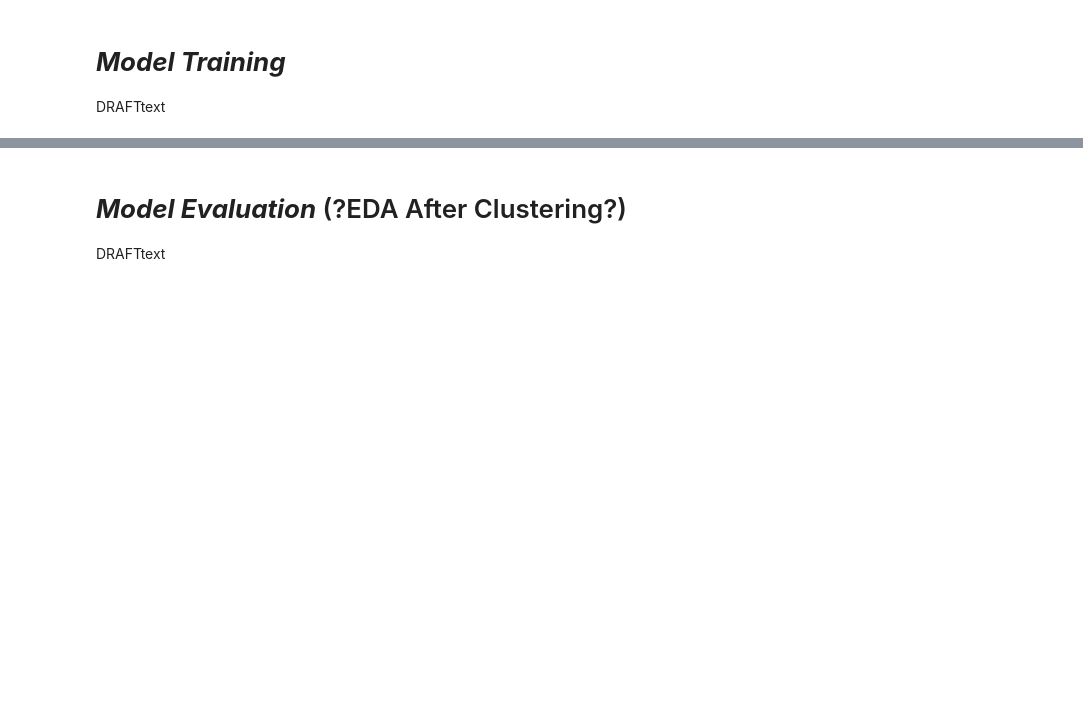
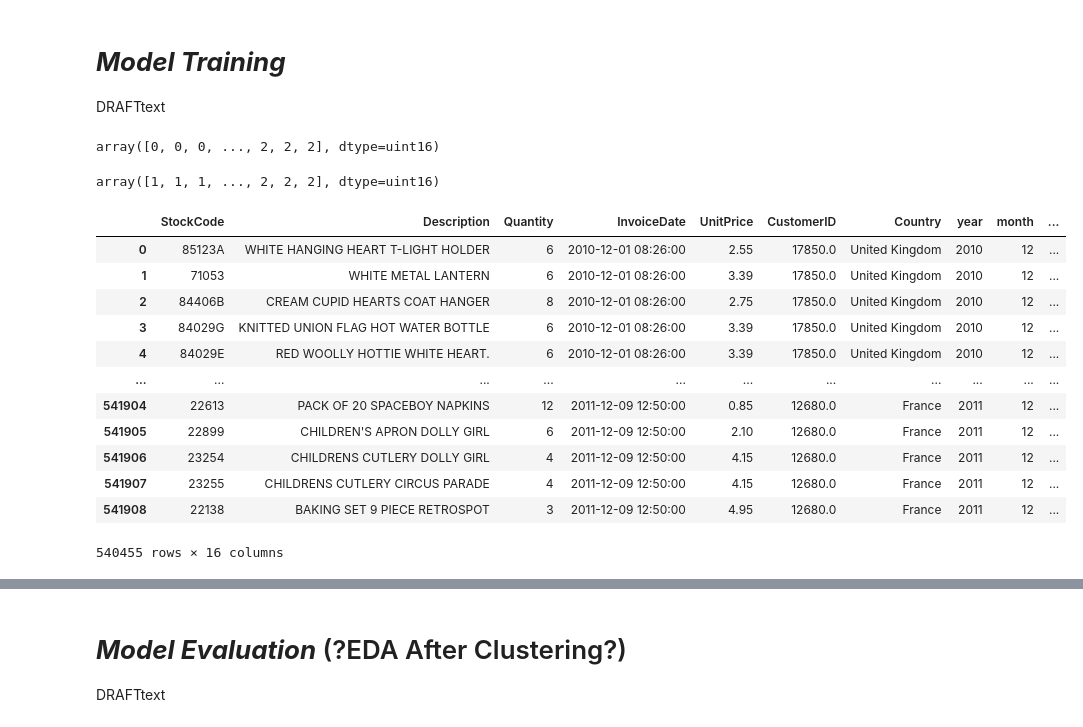
Before and after one commit to FTDS-assignment-bay/p2-final-project-3pecintaroni, a Jupyter notebook: Untitled2.ipynb, the cells around one changed output, grey strips where cells are left out. Saved outputs shown, nothing was run; the diff lists cells and outputs as text; code cells hidden in the pictures; blank space fills up the shorter version.

```diff
--- a/Untitled2.ipynb
+++ b/Untitled2.ipynb
@@ -436,0 +419,35 @@ DRAFTtext
+# %%
+# Write your code here
+# Train with optimal number of clusters
+
+# %%time
+kp = KPrototypes(n_clusters=3, random_state=42)
+pred = kp.fit_predict(customers_df_final, categorical=index_cat_columns)
+pred
+# %% [output]
+array([0, 0, 0, ..., 2, 2, 2], dtype=uint16)
+# %%
+kp = KPrototypes(n_clusters=4, random_state=42)
+pred = kp.fit_predict(customers_df_final, categorical=index_cat_columns)
+pred
+# %% [output]
+array([1, 1, 1, ..., 2, 2, 2], dtype=uint16)
+# %%
+# Insert clustering result into original dataset
+
+df['cluster'] = pred
+df
+# %% [output]
+|  | StockCode | Description | Quantity | InvoiceDate | UnitPrice | CustomerID | Country | year | month | ... |
+| 0 | 85123A | WHITE HANGING HEART T-LIGHT HOLDER | 6 | 2010-12-01 08:26:00 | 2.55 | 17850.0 | United Kingdom | 2010 | 12 | ... |
+| 1 | 71053 | WHITE METAL LANTERN | 6 | 2010-12-01 08:26:00 | 3.39 | 17850.0 | United Kingdom | 2010 | 12 | ... |
+| 2 | 84406B | CREAM CUPID HEARTS COAT HANGER | 8 | 2010-12-01 08:26:00 | 2.75 | 17850.0 | United Kingdom | 2010 | 12 | ... |
+| 3 | 84029G | KNITTED UNION FLAG HOT WATER BOTTLE | 6 | 2010-12-01 08:26:00 | 3.39 | 17850.0 | United Kingdom | 2010 | 12 | ... |
+| 4 | 84029E | RED WOOLLY HOTTIE WHITE HEART. | 6 | 2010-12-01 08:26:00 | 3.39 | 17850.0 | United Kingdom | 2010 | 12 | ... |
+| ... | ... | ... | ... | ... | ... | ... | ... | ... | ... | ... |
+| 541904 | 22613 | PACK OF 20 SPACEBOY NAPKINS | 12 | 2011-12-09 12:50:00 | 0.85 | 12680.0 | France | 2011 | 12 | ... |
+| 541905 | 22899 | CHILDREN'S APRON DOLLY GIRL | 6 | 2011-12-09 12:50:00 | 2.10 | 12680.0 | France | 2011 | 12 | ... |
+| 541906 | 23254 | CHILDRENS CUTLERY DOLLY GIRL | 4 | 2011-12-09 12:50:00 | 4.15 | 12680.0 | France | 2011 | 12 | ... |
+| 541907 | 23255 | CHILDRENS CUTLERY CIRCUS PARADE | 4 | 2011-12-09 12:50:00 | 4.15 | 12680.0 | France | 2011 | 12 | ... |
+| 541908 | 22138 | BAKING SET 9 PIECE RETROSPOT | 3 | 2011-12-09 12:50:00 | 4.95 | 12680.0 | France | 2011 | 12 | ... |
+540455 rows × 16 columns
```
Also changed, not shown: parts of 8 cells of this notebook.
